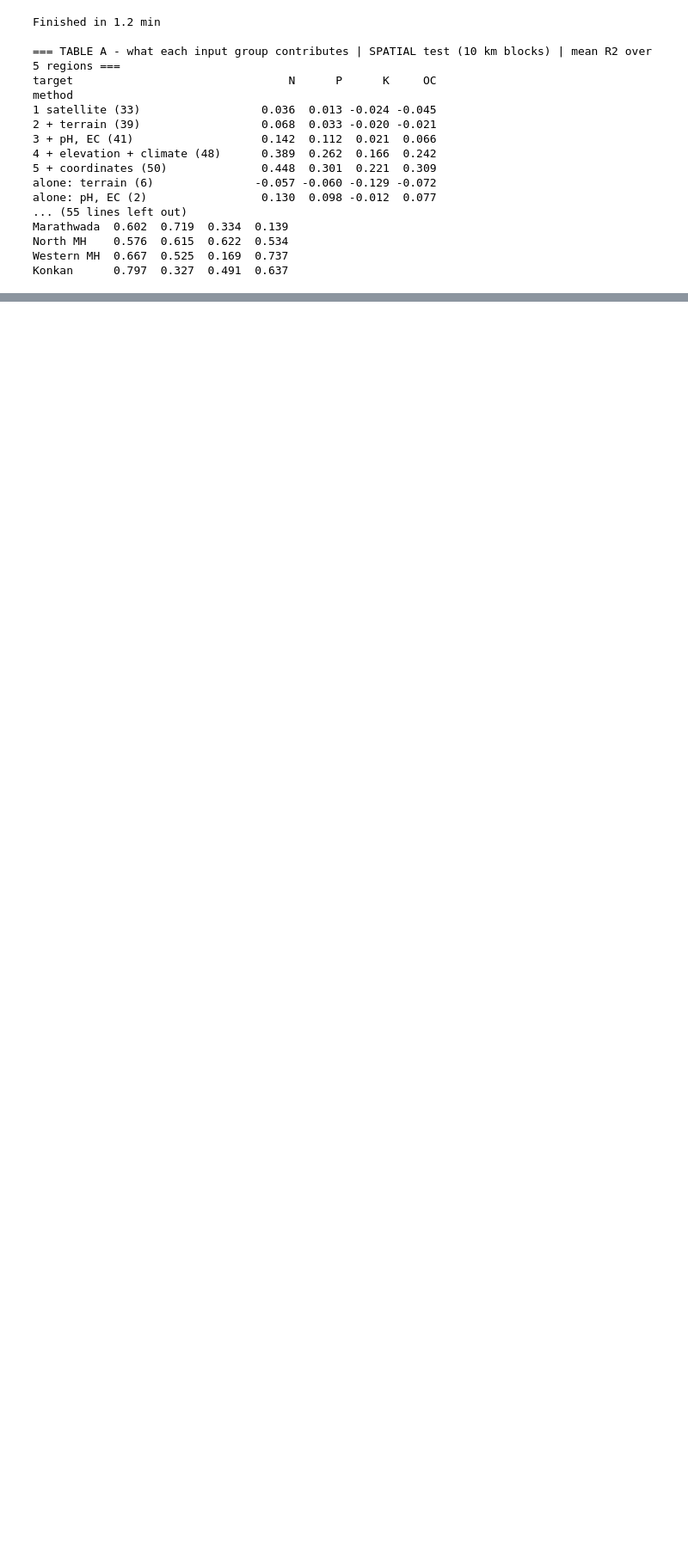
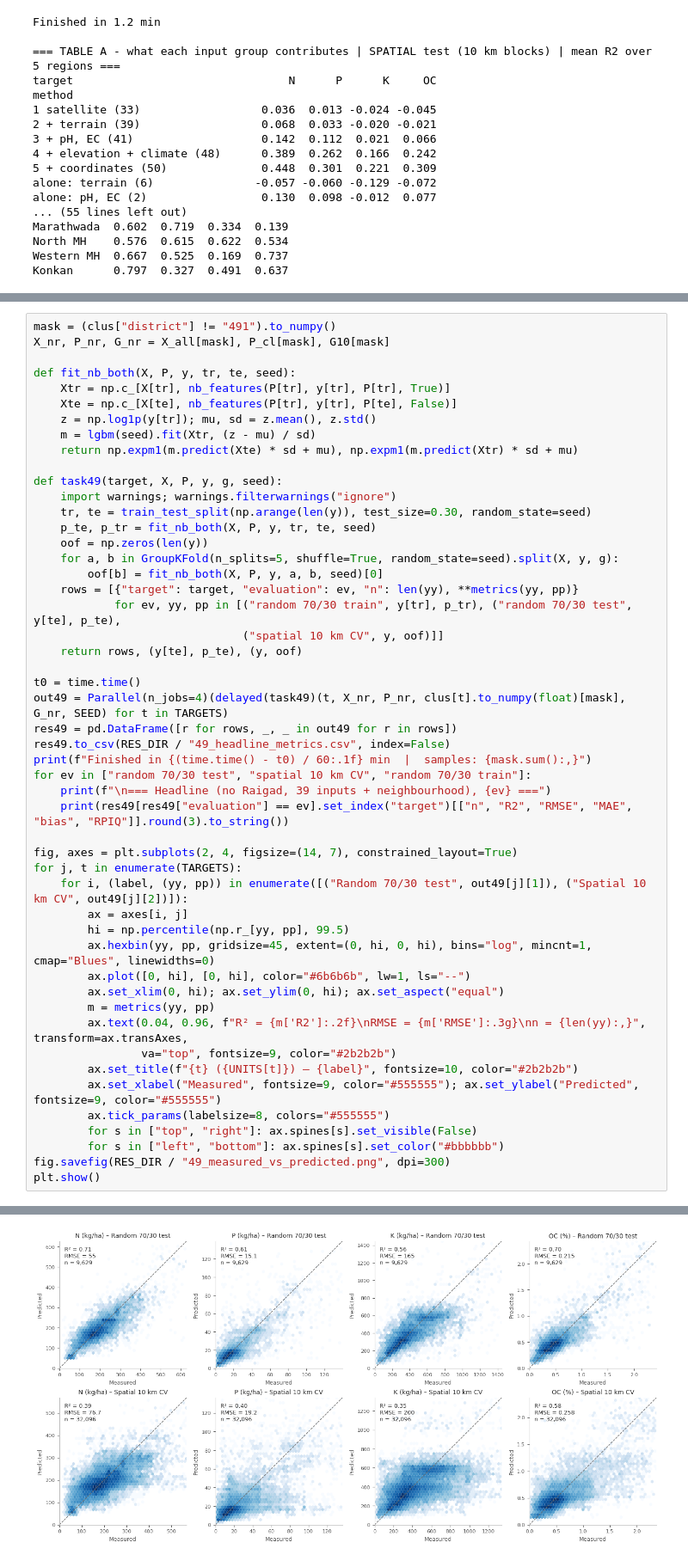
Before and after one commit to paresh-dhok/EXP_PAS_DOCS, a Jupyter notebook: new.ipynb, the cells around one changed output, grey strips where cells are left out. Shown at 86% size. Cells and saved outputs as stored; diff of their text form; blank space fills up the shorter version.

```diff
--- a/new.ipynb
+++ b/new.ipynb
@@ -4828,0 +5566,51 @@ Konkan      0.797  0.327  0.491  0.637
+# %%
+mask = (clus["district"] != "491").to_numpy()
+X_nr, P_nr, G_nr = X_all[mask], P_cl[mask], G10[mask]
+
+def fit_nb_both(X, P, y, tr, te, seed):
+    Xtr = np.c_[X[tr], nb_features(P[tr], y[tr], P[tr], True)]
+    Xte = np.c_[X[te], nb_features(P[tr], y[tr], P[te], False)]
+    z = np.log1p(y[tr]); mu, sd = z.mean(), z.std()
+    m = lgbm(seed).fit(Xtr, (z - mu) / sd)
+    return np.expm1(m.predict(Xte) * sd + mu), np.expm1(m.predict(Xtr) * sd + mu)
+
+def task49(target, X, P, y, g, seed):
+    import warnings; warnings.filterwarnings("ignore")
+    tr, te = train_test_split(np.arange(len(y)), test_size=0.30, random_state=seed)
+    p_te, p_tr = fit_nb_both(X, P, y, tr, te, seed)
+    oof = np.zeros(len(y))
+    for a, b in GroupKFold(n_splits=5, shuffle=True, random_state=seed).split(X, y, g):
+        oof[b] = fit_nb_both(X, P, y, a, b, seed)[0]
+    rows = [{"target": target, "evaluation": ev, "n": len(yy), **metrics(yy, pp)}
+            for ev, yy, pp in [("random 70/30 train", y[tr], p_tr), ("random 70/30 test", y[te], p_te),
+                               ("spatial 10 km CV", y, oof)]]
+    return rows, (y[te], p_te), (y, oof)
+
+t0 = time.time()
+out49 = Parallel(n_jobs=4)(delayed(task49)(t, X_nr, P_nr, clus[t].to_numpy(float)[mask], G_nr, SEED) for t in TARGETS)
+res49 = pd.DataFrame([r for rows, _, _ in out49 for r in rows])
+res49.to_csv(RES_DIR / "49_headline_metrics.csv", index=False)
+print(f"Finished in {(time.time() - t0) / 60:.1f} min  |  samples: {mask.sum():,}")
+for ev in ["random 70/30 test", "spatial 10 km CV", "random 70/30 train"]:
+    print(f"\n=== Headline (no Raigad, 39 inputs + neighbourhood), {ev} ===")
+    print(res49[res49["evaluation"] == ev].set_index("target")[["n", "R2", "RMSE", "MAE", "bias", "RPIQ"]].round(3).to_string())
+
+fig, axes = plt.subplots(2, 4, figsize=(14, 7), constrained_layout=True)
+for j, t in enumerate(TARGETS):
+    for i, (label, (yy, pp)) in enumerate([("Random 70/30 test", out49[j][1]), ("Spatial 10 km CV", out49[j][2])]):
+        ax = axes[i, j]
+        hi = np.percentile(np.r_[yy, pp], 99.5)
+        ax.hexbin(yy, pp, gridsize=45, extent=(0, hi, 0, hi), bins="log", mincnt=1, cmap="Blues", linewidths=0)
+        ax.plot([0, hi], [0, hi], color="#6b6b6b", lw=1, ls="--")
+        ax.set_xlim(0, hi); ax.set_ylim(0, hi); ax.set_aspect("equal")
+        m = metrics(yy, pp)
+        ax.text(0.04, 0.96, f"R² = {m['R2']:.2f}\nRMSE = {m['RMSE']:.3g}\nn = {len(yy):,}", transform=ax.transAxes,
+                va="top", fontsize=9, color="#2b2b2b")
+        ax.set_title(f"{t} ({UNITS[t]}) – {label}", fontsize=10, color="#2b2b2b")
+        ax.set_xlabel("Measured", fontsize=9, color="#555555"); ax.set_ylabel("Predicted", fontsize=9, color="#555555")
+        ax.tick_params(labelsize=8, colors="#555555")
+        for s in ["top", "right"]: ax.spines[s].set_visible(False)
+        for s in ["left", "bottom"]: ax.spines[s].set_color("#bbbbbb")
+fig.savefig(RES_DIR / "49_measured_vs_predicted.png", dpi=300)
+plt.show()
+# %% [output]
@@ -4828,0 +5634 @@ Konkan      0.797  0.327  0.491  0.637
+[figure, added]
```
Also changed, not shown: parts of 21 cells of this notebook, 39 other files.
